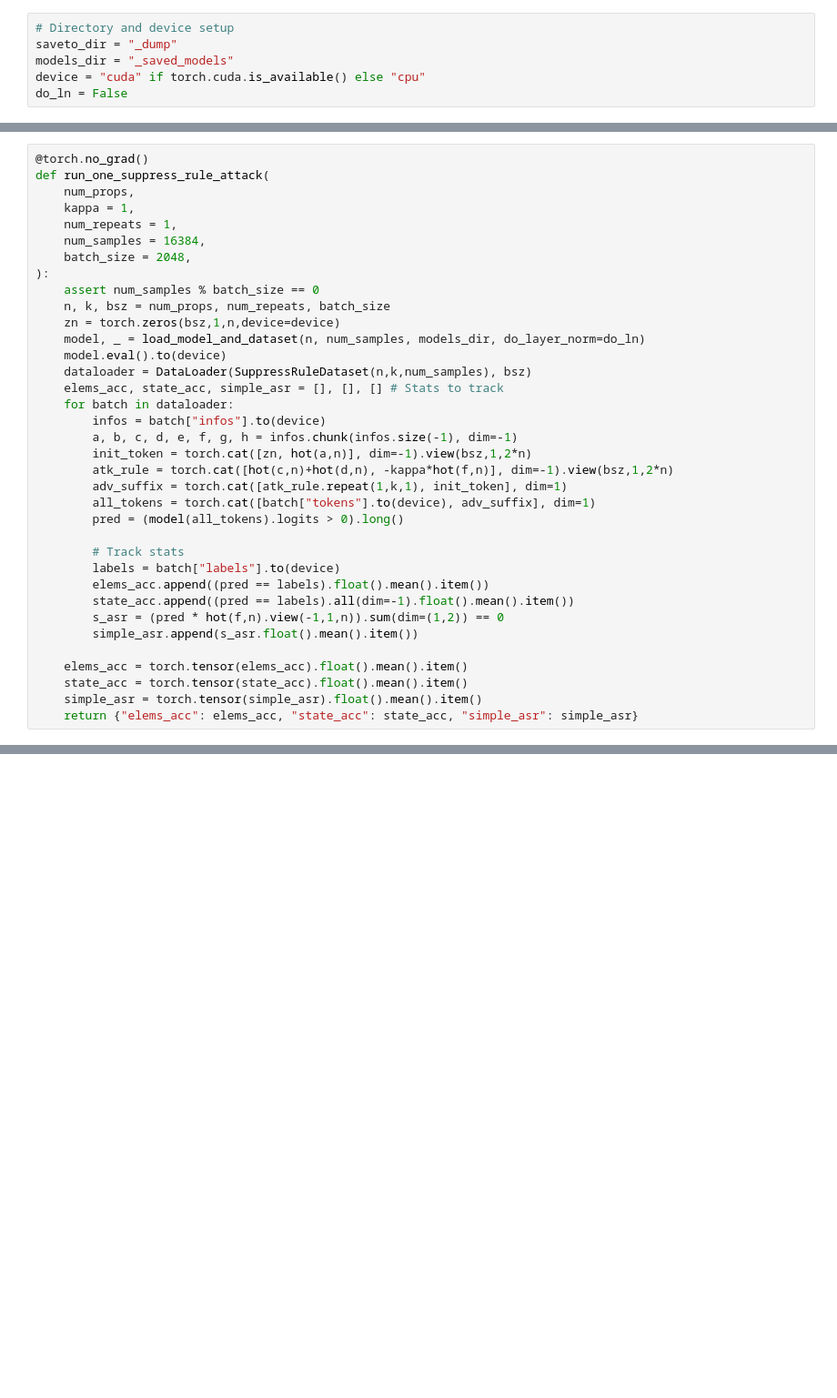
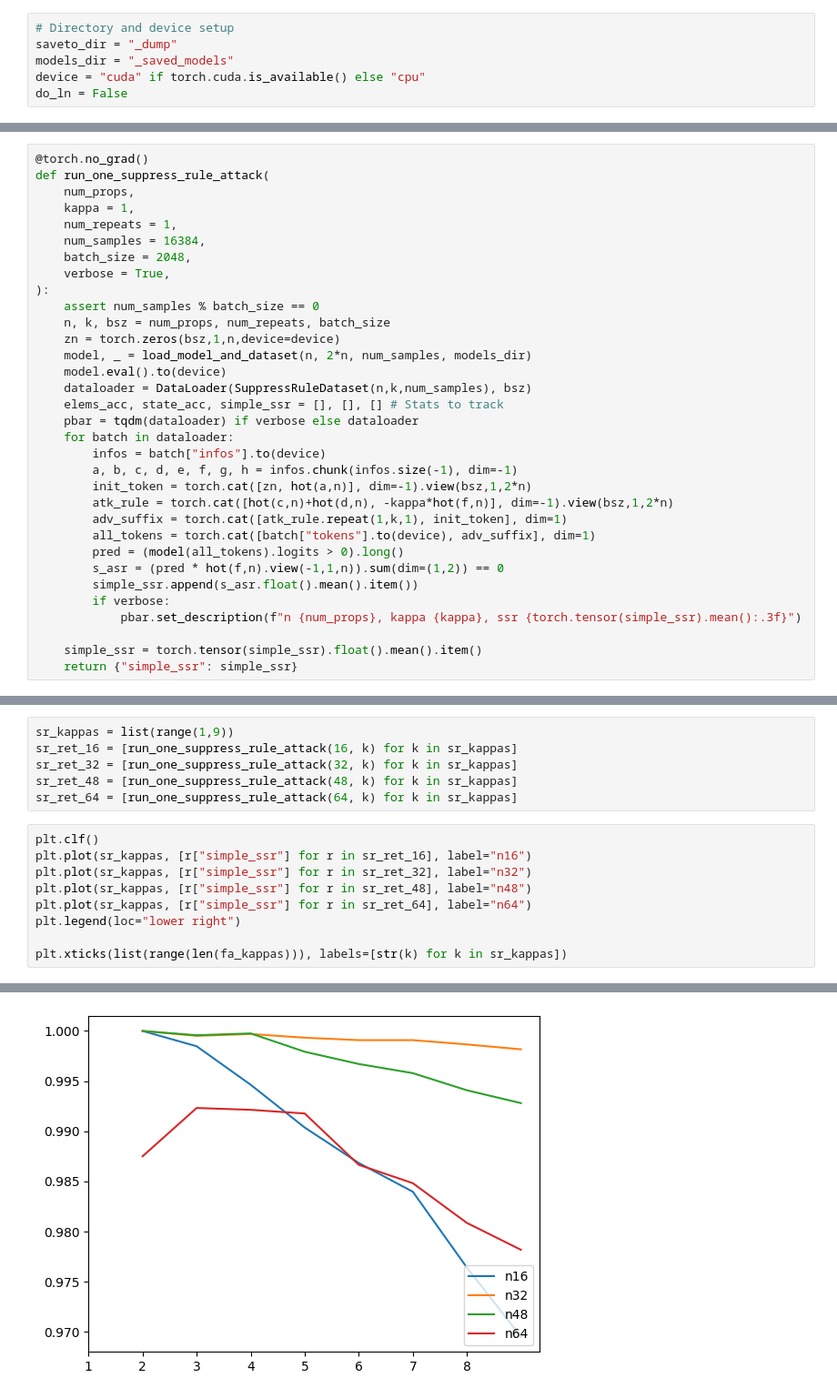
Before and after one commit to AntonXue/tf_logic, a Jupyter notebook: theory_experiments/theory_attack_vs_learned_model.ipynb, the cells around one changed output, grey strips where cells are left out. Shown at 91% size. Saved outputs shown, nothing was run; the diff lists cells and outputs as text; blank space fills up the shorter version.

```diff
--- a/theory_experiments/theory_attack_vs_learned_model.ipynb
+++ b/theory_experiments/theory_attack_vs_learned_model.ipynb
@@ -69,14 +91,16 @@ def run_one_suppress_rule_attack(
     num_repeats = 1,
     num_samples = 16384,
     batch_size = 2048,
+    verbose = True,
 ):
     assert num_samples % batch_size == 0
     n, k, bsz = num_props, num_repeats, batch_size
     zn = torch.zeros(bsz,1,n,device=device)
-    model, _ = load_model_and_dataset(n, num_samples, models_dir, do_layer_norm=do_ln)
+    model, _ = load_model_and_dataset(n, 2*n, num_samples, models_dir)
     model.eval().to(device)
     dataloader = DataLoader(SuppressRuleDataset(n,k,num_samples), bsz)
-    elems_acc, state_acc, simple_asr = [], [], [] # Stats to track
+    elems_acc, state_acc, simple_ssr = [], [], [] # Stats to track
+    pbar = tqdm(dataloader) if verbose else dataloader
     for batch in dataloader:
         infos = batch["infos"].to(device)
         a, b, c, d, e, f, g, h = infos.chunk(infos.size(-1), dim=-1)
@@ -85,15 +109,10 @@ def run_one_suppress_rule_attack(
         adv_suffix = torch.cat([atk_rule.repeat(1,k,1), init_token], dim=1)
         all_tokens = torch.cat([batch["tokens"].to(device), adv_suffix], dim=1)
         pred = (model(all_tokens).logits > 0).long()
+        s_asr = (pred * hot(f,n).view(-1,1,n)).sum(dim=(1,2)) == 0
+        simple_ssr.append(s_asr.float().mean().item())
+        if verbose:
+            pbar.set_description(f"n {num_props}, kappa {kappa}, ssr {torch.tensor(simple_ssr).mean():.3f}")
 
-        # Track stats
-        labels = batch["labels"].to(device)
-        elems_acc.append((pred == labels).float().mean().item())
-        state_acc.append((pred == labels).all(dim=-1).float().mean().item())
-        s_asr = (pred * hot(f,n).view(-1,1,n)).sum(dim=(1,2)) == 0
-        simple_asr.append(s_asr.float().mean().item())
-
-    elems_acc = torch.tensor(elems_acc).float().mean().item()
-    state_acc = torch.tensor(state_acc).float().mean().item()
-    simple_asr = torch.tensor(simple_asr).float().mean().item()
-    return {"elems_acc": elems_acc, "state_acc": state_acc, "simple_asr": simple_asr}
+    simple_ssr = torch.tensor(simple_ssr).float().mean().item()
+    return {"simple_ssr": simple_ssr}
@@ -108,0 +119,16 @@ for n in [16, 32, 48, 64]:
+# %%
+sr_kappas = list(range(1,9))
+sr_ret_16 = [run_one_suppress_rule_attack(16, k) for k in sr_kappas]
+sr_ret_32 = [run_one_suppress_rule_attack(32, k) for k in sr_kappas]
+sr_ret_48 = [run_one_suppress_rule_attack(48, k) for k in sr_kappas]
+sr_ret_64 = [run_one_suppress_rule_attack(64, k) for k in sr_kappas]
+# %%
+plt.clf()
+plt.plot(sr_kappas, [r["simple_ssr"] for r in sr_ret_16], label="n16")
+plt.plot(sr_kappas, [r["simple_ssr"] for r in sr_ret_32], label="n32")
+plt.plot(sr_kappas, [r["simple_ssr"] for r in sr_ret_48], label="n48")
+plt.plot(sr_kappas, [r["simple_ssr"] for r in sr_ret_64], label="n64")
+plt.legend(loc="lower right")
+
+plt.xticks(list(range(len(fa_kappas))), labels=[str(k) for k in sr_kappas])
+# %% [output]
@@ -109,3 +151,4 @@ for n in [16, 32, 48, 64]:
+[figure, added]
 # %%
 @torch.no_grad()
 def run_one_coerce_state_attack(
```
Also changed, not shown: parts of 9 cells of this notebook, 9 other files.
